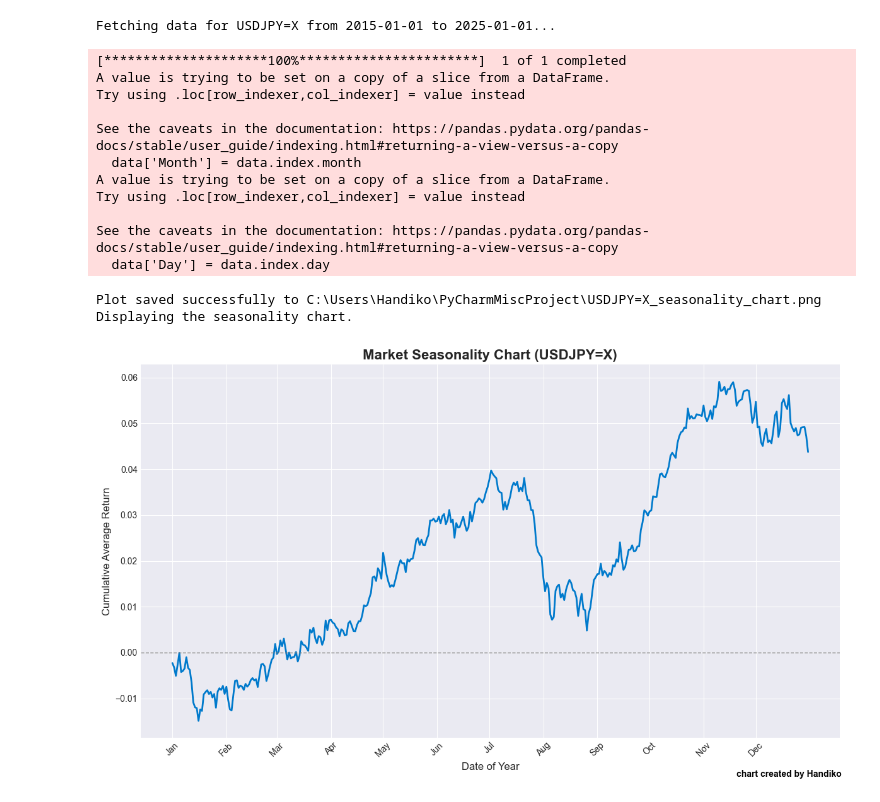
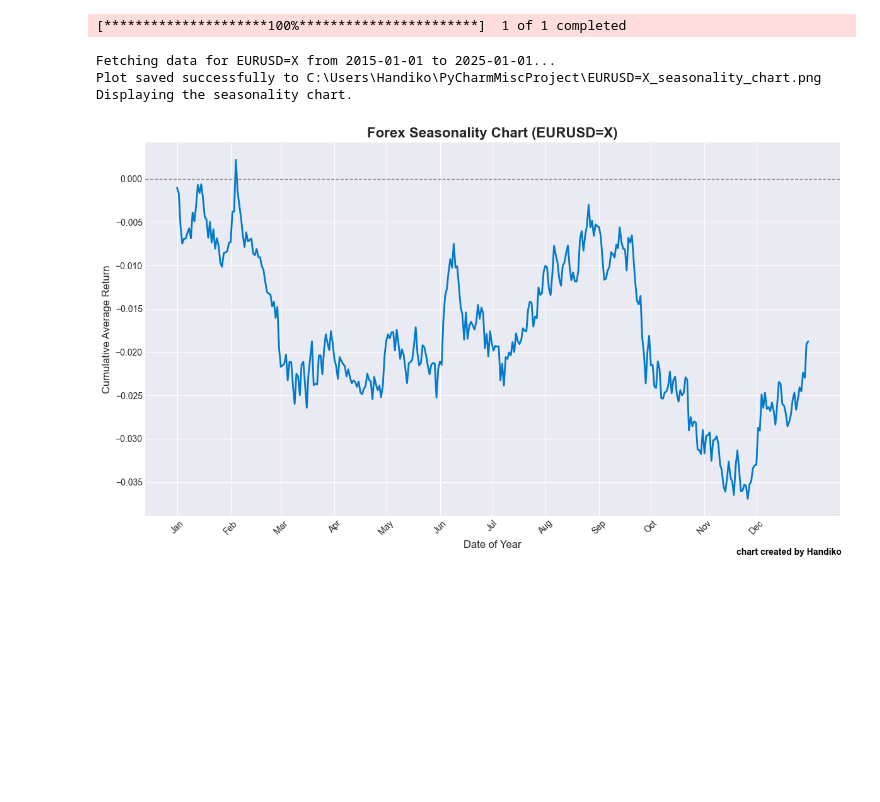
Before and after one commit to handiko/Market-Seasonality-Chart-Generator, a Jupyter notebook: JupyterNotebook/Market Seasonality.ipynb, the cells around one changed output. Cells and saved outputs as stored; diff of their text form; code cells hidden in the pictures; blank space fills up the shorter version.

```diff
--- a/JupyterNotebook/Market Seasonality.ipynb
+++ b/JupyterNotebook/Market Seasonality.ipynb
@@ -7,7 +7,7 @@ import os
 
 # Define the forex pair and the date range for the analysis
 # Note: 'EURUSD=X' is a common Yahoo Finance ticker for the EUR/USD pair.
-TICKER = 'USDJPY=X'
+TICKER = 'EURUSD=X'
 START_DATE = '2015-01-01'
 END_DATE = '2025-01-01'
 SAVE_PATH = f'./{TICKER}_seasonality_chart.png'
@@ -49,8 +49,8 @@ def calculate_seasonality(data):
     # Calculate daily returns
     data['Daily Return'] = data['Close'].pct_change()
 
-    # Drop the first row which will have a NaN value
-    data = data.dropna()
+    # Drop the first row which will have a NaN value and create an explicit copy
+    data = data.dropna().copy()
 
     # Extract month and day from the index to group by date
     data['Month'] = data.index.month
@@ -87,7 +87,7 @@ def plot_seasonality(seasonality_df, ticker, save_path=None):
     plt.axhline(0, color='grey', linestyle='--', linewidth=1)
 
     # Adding title and labels
-    plt.title(f'Market Seasonality Chart ({ticker})', fontsize=16, fontweight='bold')
+    plt.title(f'Forex Seasonality Chart ({ticker})', fontsize=16, fontweight='bold')
     plt.xlabel('Date of Year', fontsize=12)
     plt.ylabel('Cumulative Average Return', fontsize=12)
 
@@ -98,45 +98,35 @@ def plot_seasonality(seasonality_df, ticker, save_path=None):
     plt.xticks(month_starts, month_labels, rotation=45)
 
     plt.grid(True)
     plt.tight_layout()
 
     # Add the signature text at the bottom right
     plt.figtext(0.99, 0.01, 'chart created by Handiko', horizontalalignment='right', fontsize=10, color='black', fontweight='bold')
 
     # Save the plot if a save path is provided
     if save_path:
         try:
             plt.savefig(save_path)
             print(f"Plot saved successfully to {os.path.abspath(save_path)}")
         except Exception as e:
             print(f"An error occurred while saving the plot: {e}")
 
     print("Displaying the seasonality chart.")
     plt.show()
 
 def main():
     """Main function to run the seasonality analysis."""
     data = fetch_data(TICKER, START_DATE, END_DATE)
 
     if data is not None:
         seasonality_data = calculate_seasonality(data)
         plot_seasonality(seasonality_data, TICKER, SAVE_PATH)
 
 if __name__ == "__main__":
     main()
 # %% [output]
-Fetching data for USDJPY=X from 2015-01-01 to 2025-01-01...
+[*********************100%***********************]  1 of 1 completed
-[*********************100%***********************]  1 of 1 completed
-A value is trying to be set on a copy of a slice from a DataFrame.
-Try using .loc[row_indexer,col_indexer] = value instead
-
-See the caveats in the documentation: https://pandas.pydata.org/pandas-docs/stable/user_guide/indexing.html#returning-a-view-versus-a-copy
-  data['Month'] = data.index.month
-A value is trying to be set on a copy of a slice from a DataFrame.
-Try using .loc[row_indexer,col_indexer] = value instead
-
-See the caveats in the documentation: https://pandas.pydata.org/pandas-docs/stable/user_guide/indexing.html#returning-a-view-versus-a-copy
-  data['Day'] = data.index.day
+Fetching data for EURUSD=X from 2015-01-01 to 2025-01-01...
+Plot saved successfully to C:\Users\Handiko\PyCharmMiscProject\EURUSD=X_seasonality_chart.png
+Displaying the seasonality chart.
-Plot saved successfully to C:\Users\Handiko\PyCharmMiscProject\USDJPY=X_seasonality_chart.png
-Displaying the seasonality chart.
-[figure, old version]
+[figure, new version]
```
